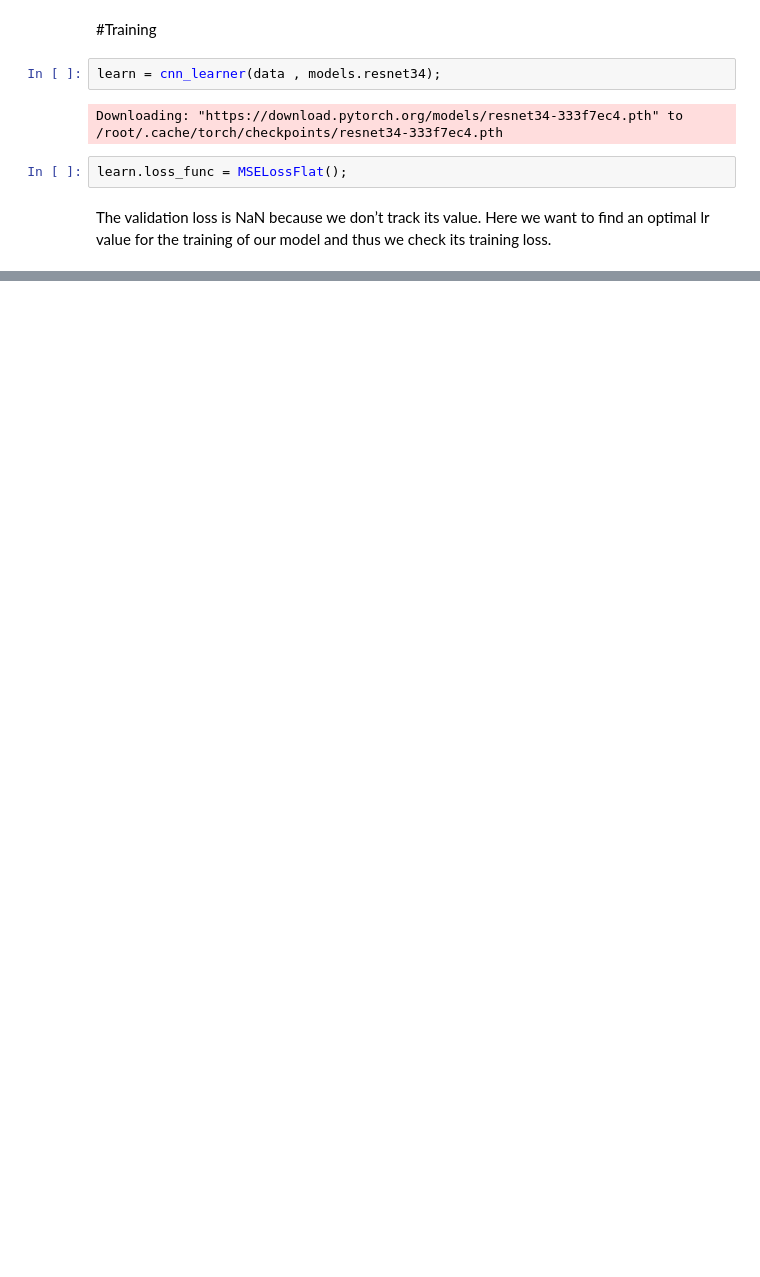
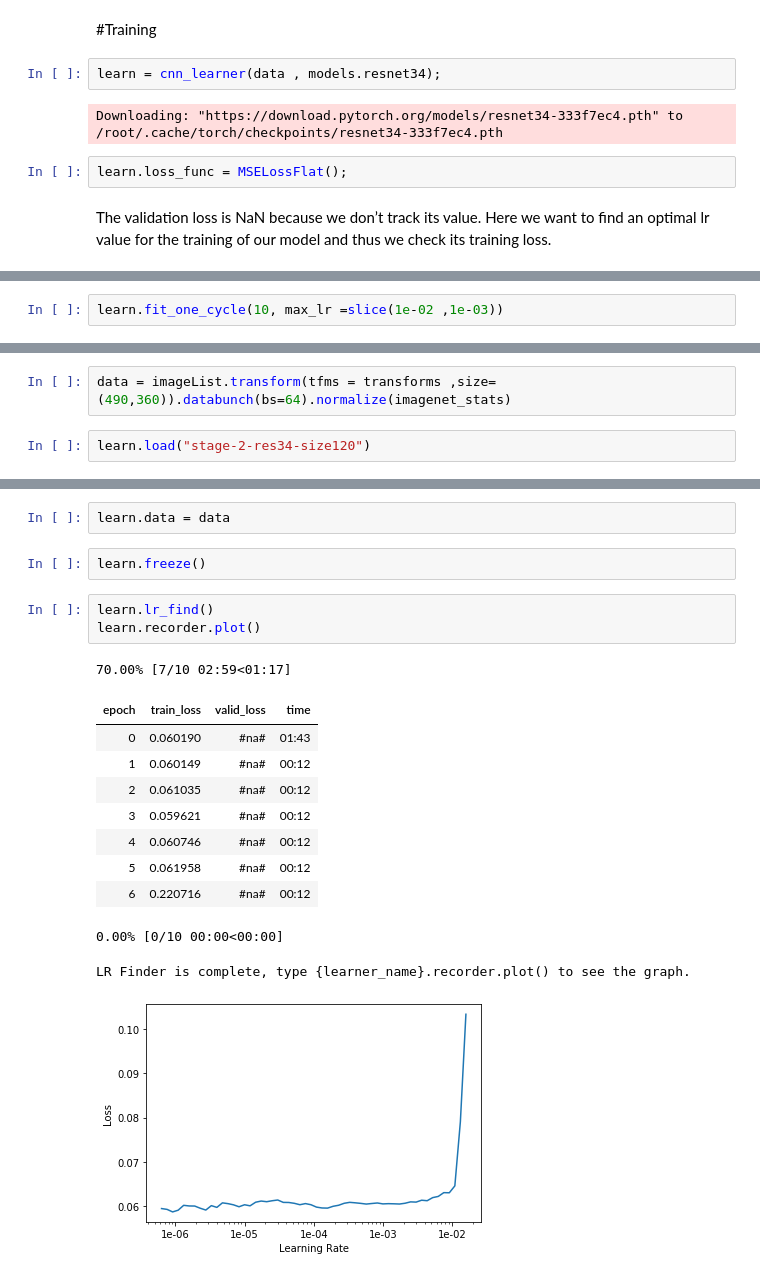
Before and after one commit to Pager07/Human-object-interaction-for-basketball-videos, a Jupyter notebook: ImageRegression.ipynb, the cells around one changed output, grey strips where cells are left out. Saved outputs shown, nothing was run; the diff lists cells and outputs as text; blank space fills up the shorter version.

Commit message:
Finished Training the model and exported the modle

```diff
--- a/ImageRegression.ipynb
+++ b/ImageRegression.ipynb
@@ -141,0 +180,2 @@ k
+# %%
+learn.fit_one_cycle(10, max_lr =slice(1e-02 ,1e-03))
@@ -141,0 +198,4 @@ k
+# %%
+data = imageList.transform(tfms = transforms ,size=(490,360)).databunch(bs=64).normalize(imagenet_stats)
+# %%
+learn.load("stage-2-res34-size120")
@@ -141,0 +220,20 @@ k
+# %%
+learn.data = data
+# %%
+learn.freeze()
+# %%
+learn.lr_find()
+learn.recorder.plot()
+# %% [output]
+70.00% [7/10 02:59<01:17]
+| epoch | train_loss | valid_loss | time |
+| 0 | 0.060190 | #na# | 01:43 |
+| 1 | 0.060149 | #na# | 00:12 |
+| 2 | 0.061035 | #na# | 00:12 |
+| 3 | 0.059621 | #na# | 00:12 |
+| 4 | 0.060746 | #na# | 00:12 |
+| 5 | 0.061958 | #na# | 00:12 |
+| 6 | 0.220716 | #na# | 00:12 |
+0.00% [0/10 00:00<00:00]
+LR Finder is complete, type {learner_name}.recorder.plot() to see the graph.
+[figure, added]
```
Also changed, not shown: parts of 25 cells of this notebook.
